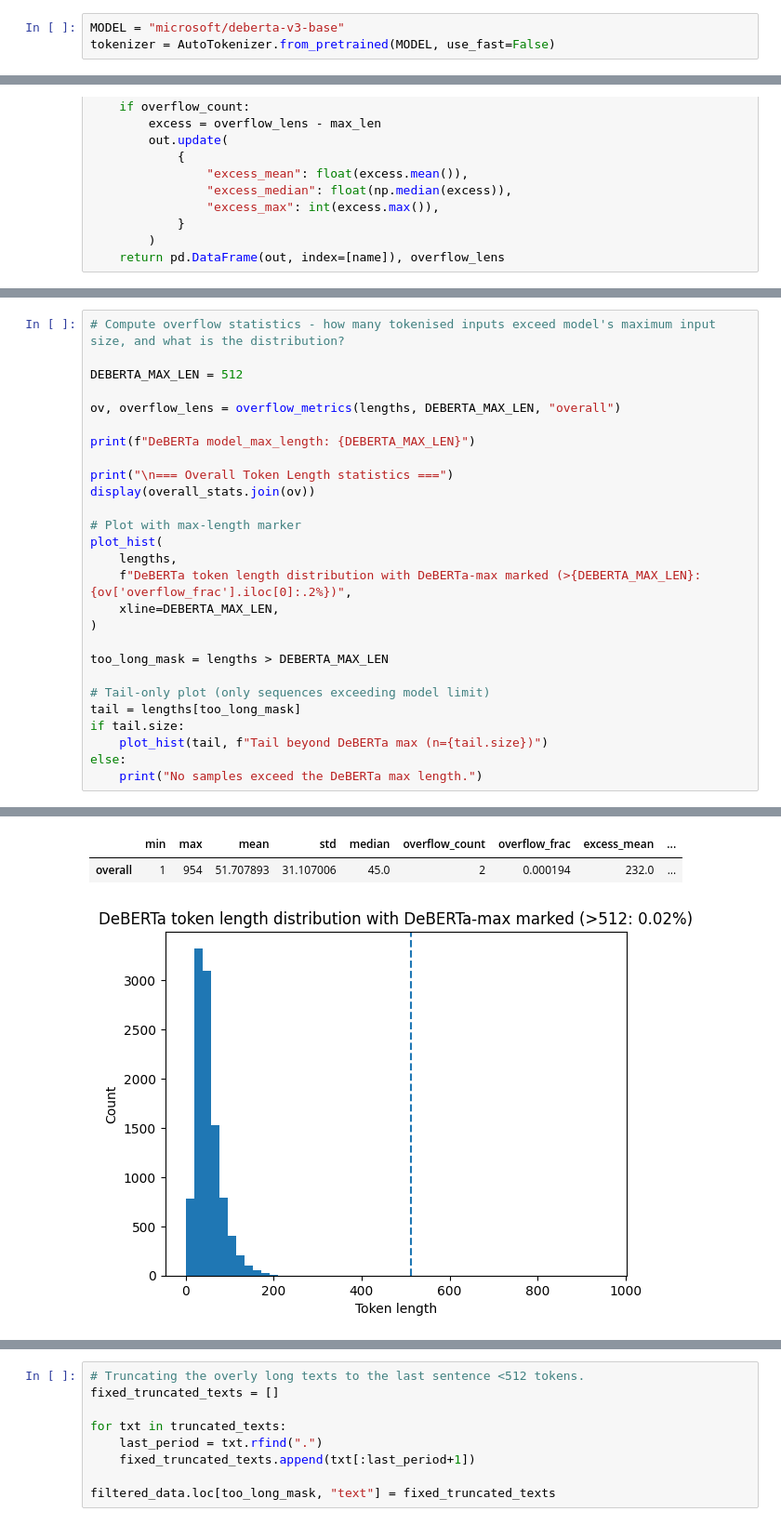
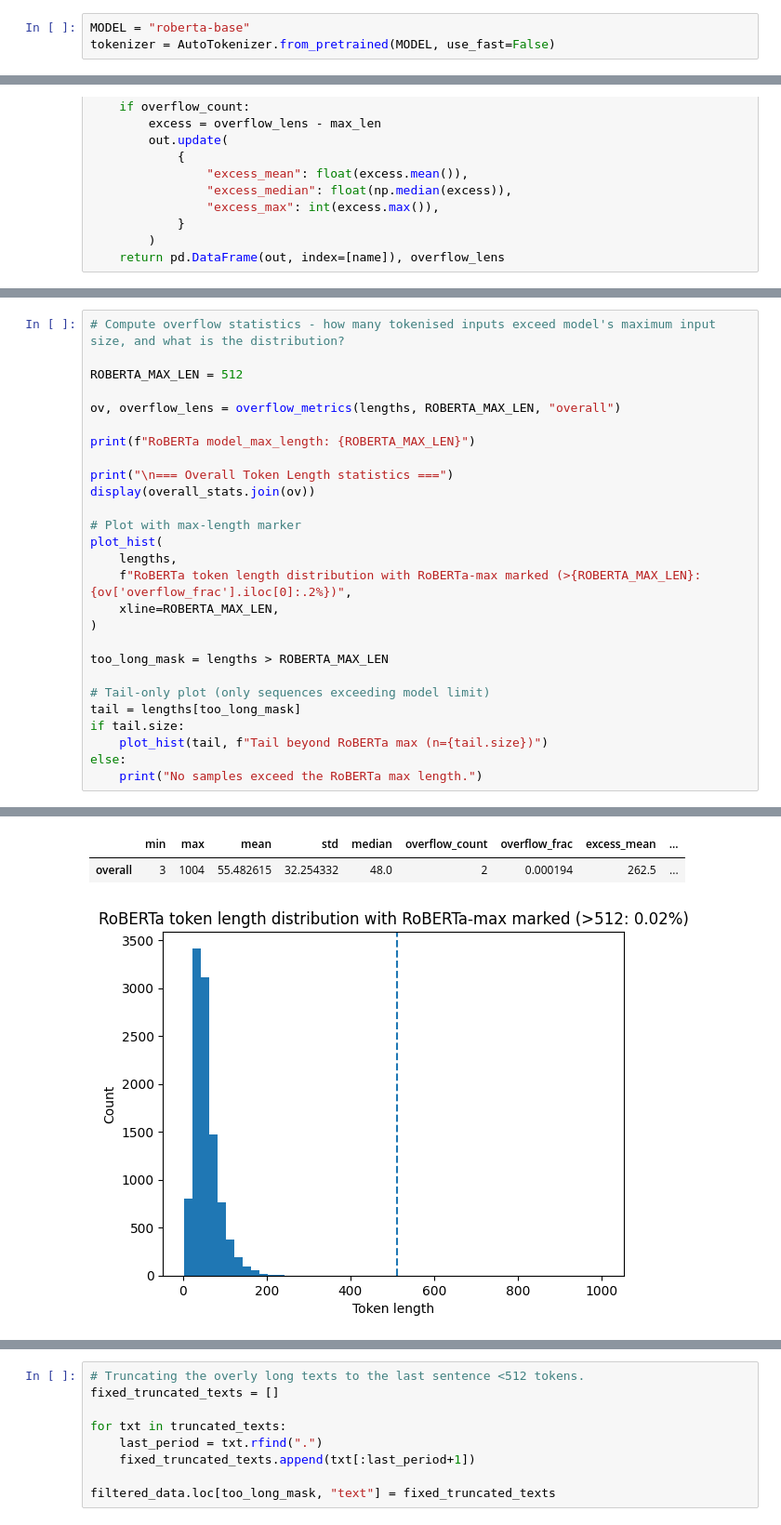
Before and after one commit to AngadK89/60035_nlp_cw, a Jupyter notebook: eda.ipynb, the cells around one changed output, grey strips where cells are left out. Shown at 93% size. Saved outputs shown, nothing was run; the diff lists cells and outputs as text.

```diff
--- a/eda.ipynb
+++ b/eda.ipynb
@@ -35,5 +35,5 @@ import matplotlib.pyplot as plt
 from transformers import AutoTokenizer
 import nltk
 # %%
-MODEL = "microsoft/deberta-v3-base"
+MODEL = "roberta-base"
 tokenizer = AutoTokenizer.from_pretrained(MODEL, use_fast=False)
@@ -211,11 +211,11 @@ overall_stats = summarise(lengths, "overall")
 # %%
 # Compute overflow statistics - how many tokenised inputs exceed model's maximum input size, and what is the distribution?
 
-DEBERTA_MAX_LEN = 512
+ROBERTA_MAX_LEN = 512
 
-ov, overflow_lens = overflow_metrics(lengths, DEBERTA_MAX_LEN, "overall")
+ov, overflow_lens = overflow_metrics(lengths, ROBERTA_MAX_LEN, "overall")
 
-print(f"DeBERTa model_max_length: {DEBERTA_MAX_LEN}")
+print(f"RoBERTa model_max_length: {ROBERTA_MAX_LEN}")
 
 print("\n=== Overall Token Length statistics ===")
 display(overall_stats.join(ov))
@@ -223,16 +223,16 @@ display(overall_stats.join(ov))
 # Plot with max-length marker
 plot_hist(
     lengths,
-    f"DeBERTa token length distribution with DeBERTa-max marked (>{DEBERTA_MAX_LEN}: {ov['overflow_frac'].iloc[0]:.2%})",
-    xline=DEBERTA_MAX_LEN,
+    f"RoBERTa token length distribution with RoBERTa-max marked (>{ROBERTA_MAX_LEN}: {ov['overflow_frac'].iloc[0]:.2%})",
+    xline=ROBERTA_MAX_LEN,
 )
 
-too_long_mask = lengths > DEBERTA_MAX_LEN
+too_long_mask = lengths > ROBERTA_MAX_LEN
 
 # Tail-only plot (only sequences exceeding model limit)
 tail = lengths[too_long_mask]
 if tail.size:
-    plot_hist(tail, f"Tail beyond DeBERTa max (n={tail.size})")
+    plot_hist(tail, f"Tail beyond RoBERTa max (n={tail.size})")
 else:
-    print("No samples exceed the DeBERTa max length.")
+    print("No samples exceed the RoBERTa max length.")
 # %% [output]
@@ -240,5 +240,5 @@ DeBERTa model_max_length: 512
 
 === Overall Token Length statistics ===
 |  | min | max | mean | std | median | overflow_count | overflow_frac | excess_mean | ... |
-| overall | 1 | 954 | 51.707893 | 31.107006 | 45.0 | 2 | 0.000194 | 232.0 | ... |
+| overall | 3 | 1004 | 55.482615 | 32.254332 | 48.0 | 2 | 0.000194 | 262.5 | ... |
-[figure, old version]
+[figure, new version]
```
Also changed, not shown: parts of 19 cells of this notebook, 3 other files.
